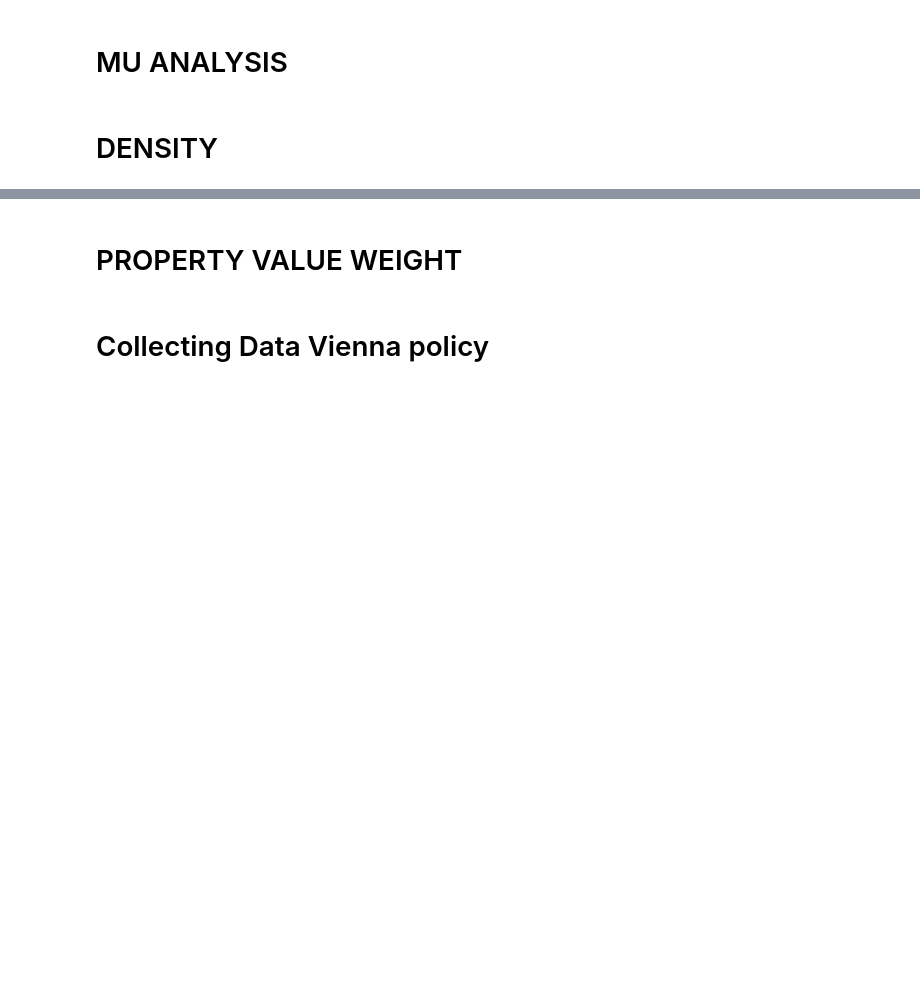
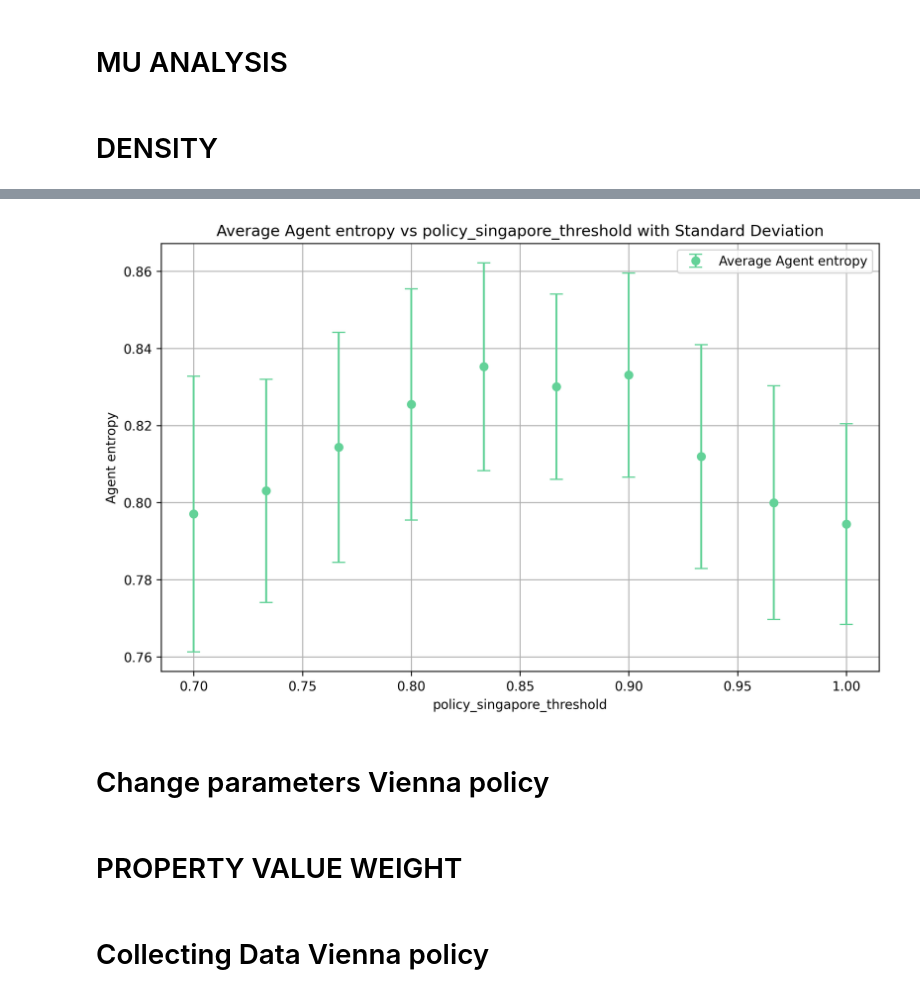
Before and after one commit to ThomasTenDamme/ABM_Group_3, a Jupyter notebook: Mesa Schelling Visualization/nb_caro.ipynb, the cells around one changed output, grey strips where cells are left out. Cells and saved outputs as stored; diff of their text form; code cells hidden in the pictures; blank space fills up the shorter version.

```diff
--- a/Mesa Schelling Visualization/nb_caro.ipynb
+++ b/Mesa Schelling Visualization/nb_caro.ipynb
@@ -473,0 +754,43 @@ plot_feature_analysis(analysis_density, "Utility", "density")
+# %%
+iterations=100
+max_steps=30
+# %%
+fixed_params = {
+    "property_value_func": modules.property_value_from_gdf,
+    "income_func": modules.income_func,
+    "desirability_func": modules.desirability_func,
+    "update_interested_agents_func": modules.update_interested_agents_concurrently,
+    "utility_func": modules.utility_func,
+    "price_func": modules.price_func,
+    "compute_similar_neighbours": modules.compute_similar_neighbours,
+    "calculate_gi_star": modules.calculate_gi_star,
+    "price_func_cap": modules.price_func_cap,
+    "policy_singapore": True,
+    #"policy_singapore_threshold": 0.8,
+    "height": 20,
+    "width": 20,
+    "density": 0.8,
+    "minority_pc": 0.2,
+    "alpha": 0.5,
+    "income_scale": 1.5,
+    "property_value_weight": 0.35,
+    "mu_theta": 0.8,
+    "sigma_theta": 0.3
+}
+
+variable_params = {
+    'policy_singapore_threshold': np.linspace(0.7, 1, 10),
+}
+
+features_to_analyze = ["Utility", "Agent entropy", "Desirability entropy"]
+
+# Run the sensitivity analysis
+analysis_pol_singa_treshold = run_sensitivity_analysis(
+    model_class=model.Schelling,
+    fixed_params=fixed_params,
+    variable_params=variable_params,
+    iterations=iterations,
+    max_steps=max_steps,
+    data_collection_period=8,
+    features_to_analyze=features_to_analyze
+)
@@ -473,0 +817,4 @@ plot_feature_analysis(analysis_density, "Utility", "density")
+# %%
+plot_feature_analysis(analysis_pol_singa_treshold, "Agent entropy", "policy_singapore_threshold")
+# %% [output]
+[figure, added]
@@ -473,0 +825,2 @@ plot_feature_analysis(analysis_density, "Utility", "density")
+# %% [markdown]
+# Change parameters Vienna policy
```
Also changed, not shown: parts of 46 cells of this notebook.
